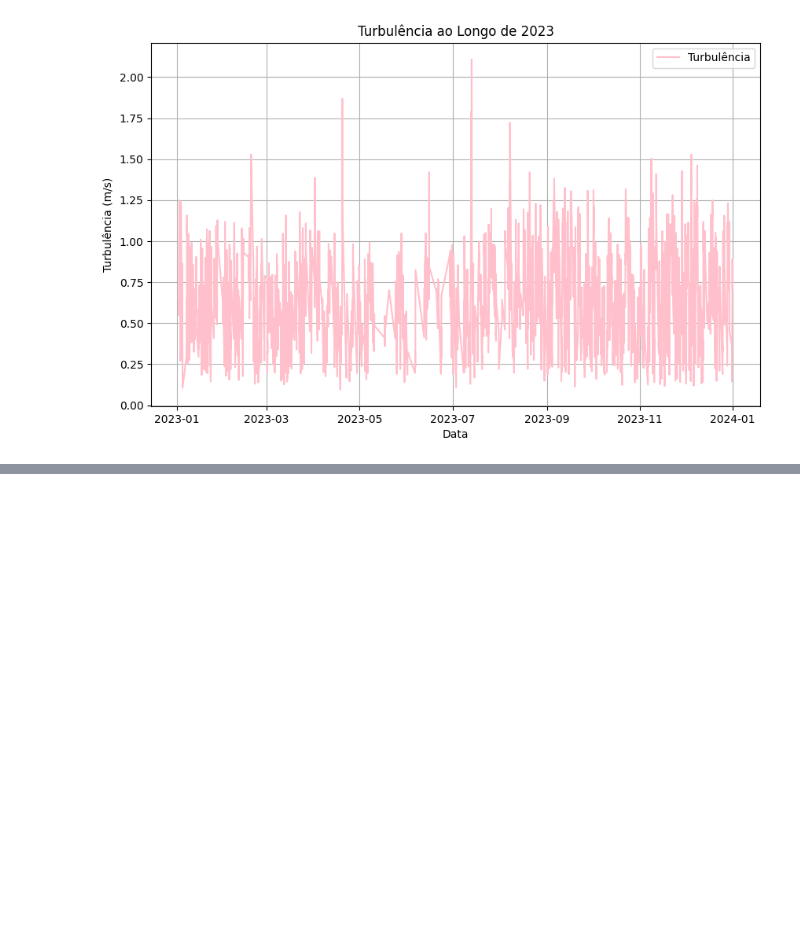
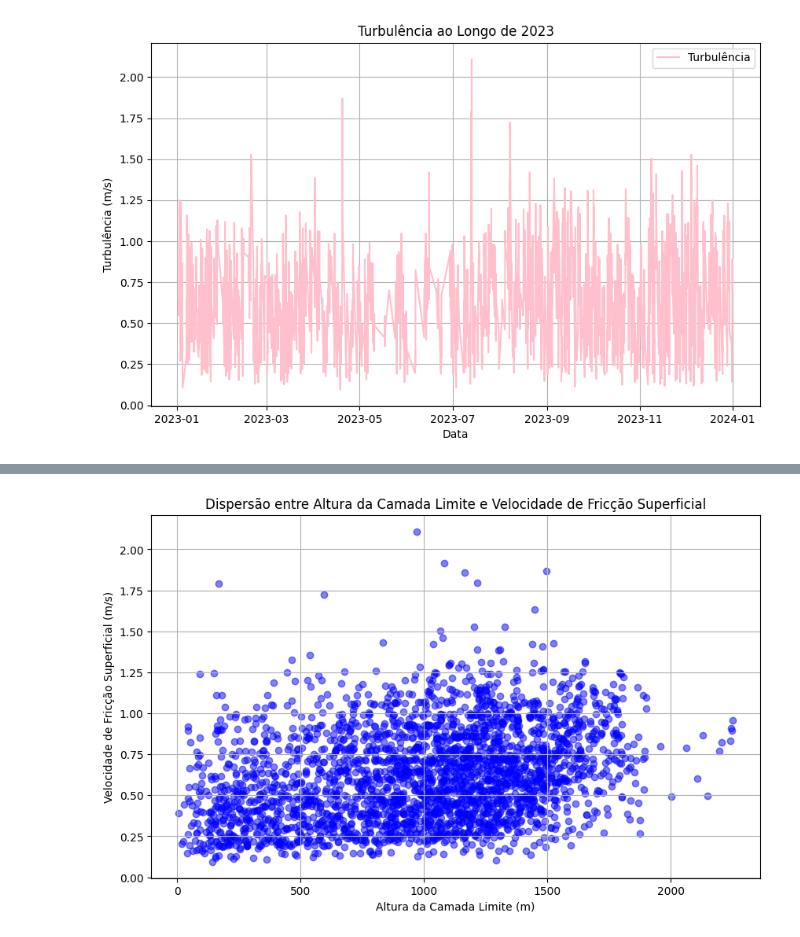
Before and after one commit to anapietroski/Controle_AnaPietroski, a Jupyter notebook: Atividade02_Ana_e_Barbara.ipynb, the cells around one changed output, grey strips where cells are left out. Drawn from its saved outputs; the diff is of its cells as text; code cells hidden in the pictures; blank space fills up the shorter version.

```diff
--- a/Atividade02_Ana_e_Barbara.ipynb
+++ b/Atividade02_Ana_e_Barbara.ipynb
@@ -720,3 +720,91 @@ max         2.109000
 Name: surface friction velocity (m/s), dtype: float64
 [figure]
 [figure]
+# %%
+import pandas as pd
+import matplotlib.pyplot as plt
+import numpy as np
+
+# Caminho para o arquivo CSV
+meteo_file = r'C:\Users\anaju\OneDrive\Documentos\GitHub\Controle_AnaPietroski\inputs\ezAermet\METEO.csv'
+
+# Carregando os dados
+meteo = pd.read_csv(meteo_file)
+
+# Convertendo data e hora para datetime
+meteo['datetime'] = pd.to_datetime(meteo[['year', 'month', 'day', 'hour']])
+
+# Filtrando dados de 2023
+meteo_2023 = meteo[meteo['year'] == 2023]
+
+# Removendo valores de -999 para a altura da camada limite convectiva e -9 para a escala de velocidade convectiva
+meteo_2023 = meteo_2023[(meteo_2023['mixing_height'] != -999) &
+                        (meteo_2023['convective velocity scale (set to -9.0 for stable atmosphere) (m/s) '] != -9)]
+
+# Resumo estatístico das variáveis de interesse
+blh_summary = meteo_2023['mixing_height'].describe()
+turbulence_summary = meteo_2023['surface friction velocity (m/s)'].describe()
+
+print("Resumo da altura da camada limite em 2023:")
+print(blh_summary)
+print("\nResumo da turbulência em 2023:")
+print(turbulence_summary)
+
+# Figura para altura da camada limite ao longo do ano
+plt.figure(figsize=(10, 6))
+plt.plot(meteo_2023['datetime'], meteo_2023['mixing_height'], label='Altura da Camada Limite', color='violet')
+plt.xlabel('Data')
+plt.ylabel('Altura da Camada Limite (m)')
+plt.title('Altura da Camada Limite ao Longo de 2023')
+plt.legend()
+plt.grid(True)
+plt.show()
+
+# Figura para turbulência ao longo do ano
+plt.figure(figsize=(10, 6))
+plt.plot(meteo_2023['datetime'], meteo_2023['surface friction velocity (m/s)'], label='Turbulência', color='pink')
+plt.xlabel('Data')
+plt.ylabel('Turbulência (m/s)')
+plt.title('Turbulência ao Longo de 2023')
+plt.legend()
+plt.grid(True)
+plt.show()
+
+# Análise de correlação entre variáveis meteorológicas
+correlation_matrix = meteo_2023[['mixing_height',
+                                 'surface friction velocity (m/s)',
+                                 'convective velocity scale (set to -9.0 for stable atmosphere) (m/s) ']].corr()
+
+print("Matriz de correlação:")
+print(correlation_matrix)
+
+# Visualização de dispersão entre altura da camada limite e velocidade de fricção superficial
+plt.figure(figsize=(10, 6))
+plt.scatter(meteo_2023['mixing_height'], meteo_2023['surface friction velocity (m/s)'], alpha=0.5, color='blue')
+plt.xlabel('Altura da Camada Limite (m)')
+plt.ylabel('Velocidade de Fricção Superficial (m/s)')
+plt.title('Dispersão entre Altura da Camada Limite e Velocidade de Fricção Superficial')
+plt.grid(True)
+plt.show()
+
+# Visualização de dispersão entre altura da camada limite e escala de velocidade convectiva
+plt.figure(figsize=(10, 6))
+plt.scatter(meteo_2023['mixing_height'], meteo_2023['convective velocity scale (set to -9.0 for stable atmosphere) (m/s) '], alpha=0.5, color='green')
+plt.xlabel('Altura da Camada Limite (m)')
+plt.ylabel('Escala de Velocidade Convectiva (m/s)')
+plt.title('Dispersão entre Altura da Camada Limite e Escala de Velocidade Convectiva')
+plt.grid(True)
+plt.show()
+
+# Histogramas para analisar a distribuição das variáveis
+variables = ['mixing_height', 'surface friction velocity (m/s)', 'convective velocity scale (set to -9.0 for stable atmosphere) (m/s) ']
+
+for var in variables:
+    plt.figure(figsize=(10, 6))
+    plt.hist(meteo_2023[var], bins=30, alpha=0.7, color='orange')
+    plt.xlabel(var)
+    plt.ylabel('Frequência')
+    plt.title(f'Distribuição de {var}')
+    plt.grid(True)
+    plt.show()
+# %% [output]
@@ -722,0 +845 @@ Name: surface friction velocity (m/s), dtype: float64
+[figure, added]
```
Also changed, not shown: parts of 1 cell of this notebook.
